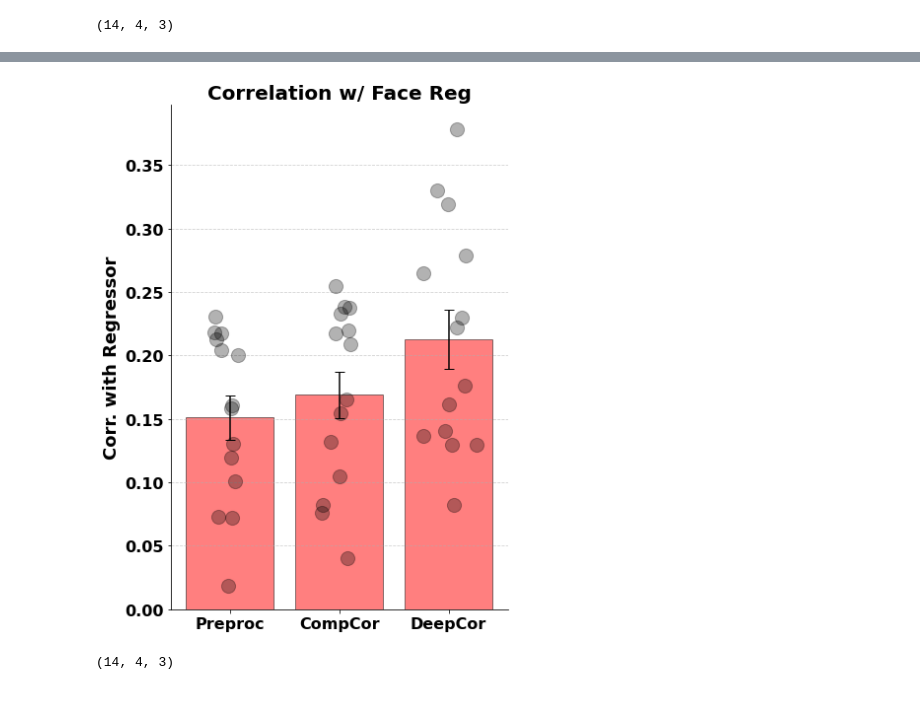
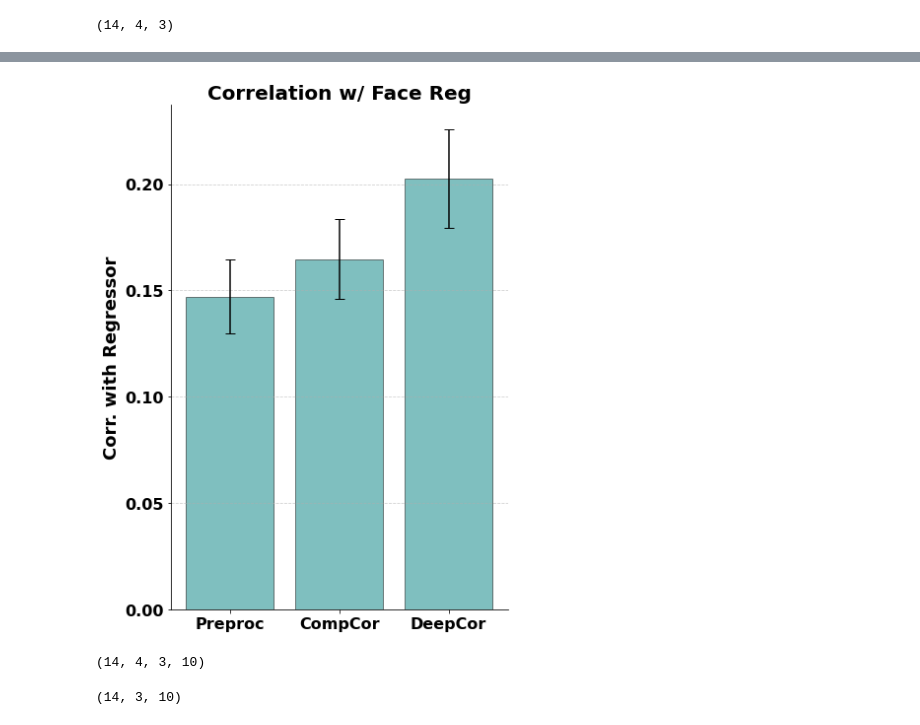
Before and after one commit to Aglinskas/BC-ABCD-denoise, a Jupyter notebook: Code/091-analyze-deepcor-forrest-02.ipynb, the cells around one changed output, grey strips where cells are left out. Saved outputs shown, nothing was run; the diff lists cells and outputs as text; code cells hidden in the pictures.

```diff
--- a/Code/091-analyze-deepcor-forrest-02.ipynb
+++ b/Code/091-analyze-deepcor-forrest-02.ipynb
@@ -52,13 +54,18 @@ a
  'test',
  'test-lin']
 # %%
-analysis_name = 'DeepCor-Forrest-face-v1'
-#analysis_name = 'DeepCor-ABCD-v1'
-#analysis_name = 'DeepCor-Forrest-ablations-06-noAll'
-#analysis_name = 'DeepCor-Forrest-ablations-06-noAll-v2'
-#analysis_name = 'YuOrig-00-orig'
-#analysis_name = 'DeepCor-Forrest-ablations-00-baseline'
-analysis_name = 'DeepCor-Forrest-ablations-06-noAll-v2'
+#analysis_name =  'DeepCor-Forrest-ablations-00-baseline'
+#analysis_name =  'DeepCor-Forrest-ablations-01-nosummation'
+#analysis_name =  'DeepCor-Forrest-ablations-02-noAdvRemoval'
+#analysis_name =  'DeepCor-Forrest-ablations-03-noNCC'
+#analysis_name =  'DeepCor-Forrest-ablations-03-noTC'
+#analysis_name =  'DeepCor-Forrest-ablations-04-noCoords'
+#analysis_name =  'DeepCor-Forrest-ablations-06-noAll'
+#analysis_name =  'DeepCor-Forrest-ablations-06-noAll-v2'
+#analysis_name =  'DeepCor-Forrest-face-v1'
+analysis_name =  'fixed-seed-00-YuOrig-00-DataloaderFix'
+#analysis_name =  'YuOrig-00-orig'
+#analysis_name = 'fixed-seed-00-baseline-00'
 analysis_dir = os.path.join('../Data/StudyForrest/ensembles_last_CVAE/',analysis_name)
 # %%
 #dict_keys(['recon', 'recon_coords', 'signal', 'signal_coords', 'noise', 'noise_coords', 'ffa', 'ffa_coords', 'ffa_compcorr', 'face_reg', 'place_reg', 'confounds'])
@@ -97,7 +104,7 @@ def get_sub_data(s,r,return_type='corr'):
     #face_reg = load_pickle(output_files[0])['face_reg']
     face_reg, place_reg = get_regs(events_fn_temp.format(sub=subs[s],r=r))
     vals_signals = np.array([load_pickle(output_file)['signal'] for output_file in output_files])
-    vals_signals_med = np.median(vals_signals,0)
+    vals_signals_med = np.nanmedian(vals_signals,0)
     #vals_signals_med = np.average(vals_signals,0)
 
     r_ffa = np.array([np.corrcoef(vals_ffa[v,:],face_reg)[0,1] for v in range(vals_ffa.shape[0])]).mean()
@@ -259,13 +273,6 @@ def pretty_bar_plot(arrs,group_labels,bar_color,title=''):
     bar_container = plt.bar(xs, means, yerr=stds, capsize=5,
                             color=bar_color, edgecolor='black', alpha=0.5)
 
-    # Overlay individual data points with jitter to avoid overlap.
-    for i, arr in enumerate(arrs):
-        # Add a little random jitter to the x-positions so points don't overlay exactly.
-        jitter = np.random.normal(0, 0.1, size=len(arr))
-        plt.scatter(np.full(len(arr), xs[i]) + jitter, arr,
-                    color='black', zorder=5, s=200, alpha=0.3)
-
     # Increase font sizes and set text bold for clarity in print.
     plt.xticks(xs, group_labels, fontsize=16, fontweight='bold')
     #plt.xlabel('Processing Type', fontsize=18, fontweight='bold')
@@ -293,9 +300,9 @@ face_signal_vals = corr_res.mean(axis=1)[:,2]
 # %%
 arrs = [face_preproc_vals,face_compcor_vals,face_signal_vals]
 group_labels = ['Preproc','CompCor','DeepCor']
-bar_color = 'red'
+bar_color = 'teal'
 plt.figure(figsize=(6,8))
 pretty_bar_plot(arrs,group_labels,bar_color,title='Correlation w/ Face Reg')
 # %% [output]
-[figure, old version]
+[figure, new version]
 # %%
@@ -330,10 +344,23 @@ for s in range(nsubs):
         temp.append([get_contrast_val(val) for val in [vals_ffa,vals_compcor,vals_signals_med]])
     contrast_res.append(temp)
 contrast_res = np.array(contrast_res)
-# %%
-contrast_res.shape
-# %% [output]
-(14, 4, 3)
+# %%
+beta_res = []
+for s in range(nsubs):
+    temp = []
+    for r in [1,2,3,4]:
+        vals_ffa,vals_compcor,vals_signals_med,vals_signals,face_reg = get_sub_data(s,r,return_type='vals')
+        temp.append([get_contrast_val(val,return_type='betas') for val in [vals_ffa,vals_compcor,vals_signals_med]])
+    beta_res.append(temp)
+beta_res = np.array(beta_res)
+beta_res.shape
+# %% [output]
+(14, 4, 3, 10)
+# %%
+beta_res_avg = beta_res.mean(axis=1)
+beta_res_avg.shape
+# %% [output]
+(14, 3, 10)
 # %%
 contrast_res_avg = contrast_res.mean(axis=1)
 # %%
```
Also changed, not shown: parts of 31 cells of this notebook, 6 other files.
